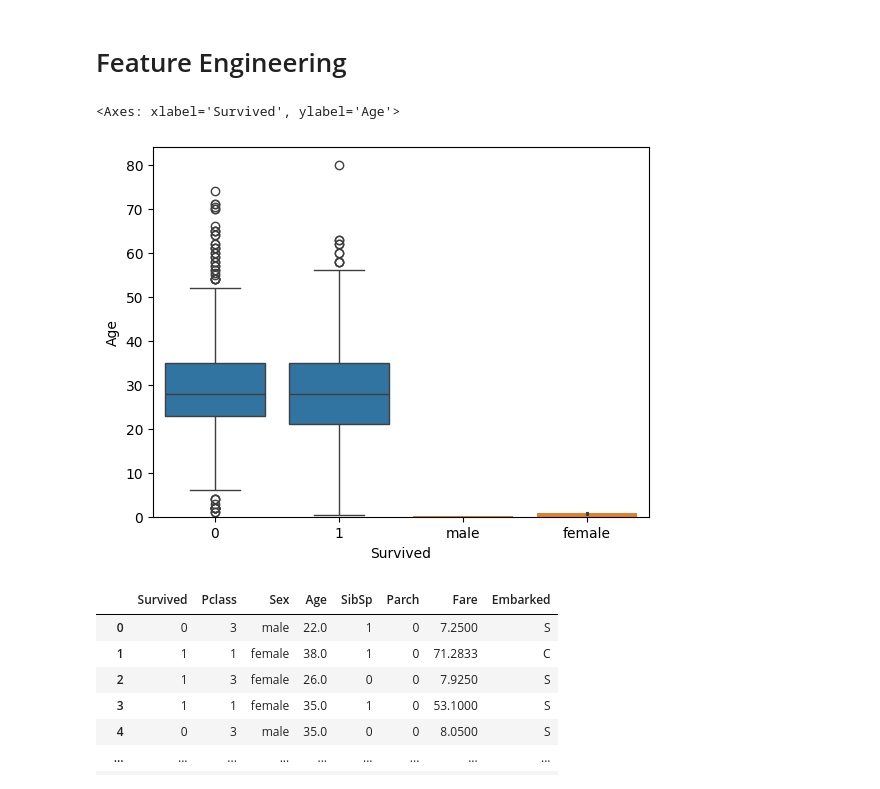
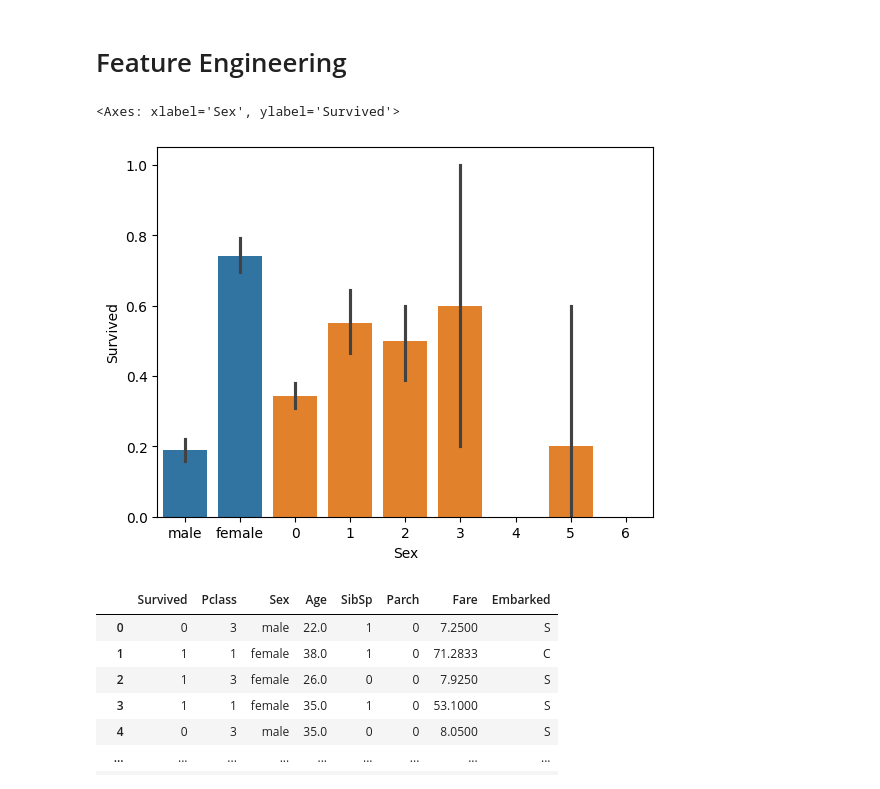
Before and after one commit to amanuelcm27/titanic_survival_simulator, a Jupyter notebook: survival.ipynb, the cells around one changed output. Saved outputs shown, nothing was run; the diff lists cells and outputs as text; code cells hidden in the pictures.

```diff
--- a/survival.ipynb
+++ b/survival.ipynb
@@ -75,16 +75,16 @@ since the above resulst shows missing values in age , cabin and embarked we need
 # %% [markdown]
 # Feature Engineering
 # %%
-df = df.drop(columns=['Ticket', 'PassengerId' , 'Name' , 'Cabin'], axis=1) # dropping unnecessary columns
+df = df.drop(columns=['Ticket', 'PassengerId' , 'Name' , 'Cabin' , ], axis=1) # dropping unnecessary columns
 # %%
 df['Age'] = df['Age'].fillna(df['Age'].median()) # handling missing age values
 df['Embarked'] = df['Embarked'].fillna(df['Embarked'].mode()[0]) # handling missing embarked values
 # %%
-sns.boxplot(x="Survived", y="Age" , data=df)
 sns.barplot(x='Sex', y='Survived', data=df)
+sns.barplot(x='Parch', y='Survived', data=df)
 # %% [output]
-<Axes: xlabel='Survived', ylabel='Age'>
+<Axes: xlabel='Sex', ylabel='Survived'>
-[figure, old version]
+[figure, new version]
 # %%
 df
 # %% [output]
```
Also changed, not shown: parts of 19 cells of this notebook, 2 other files.
